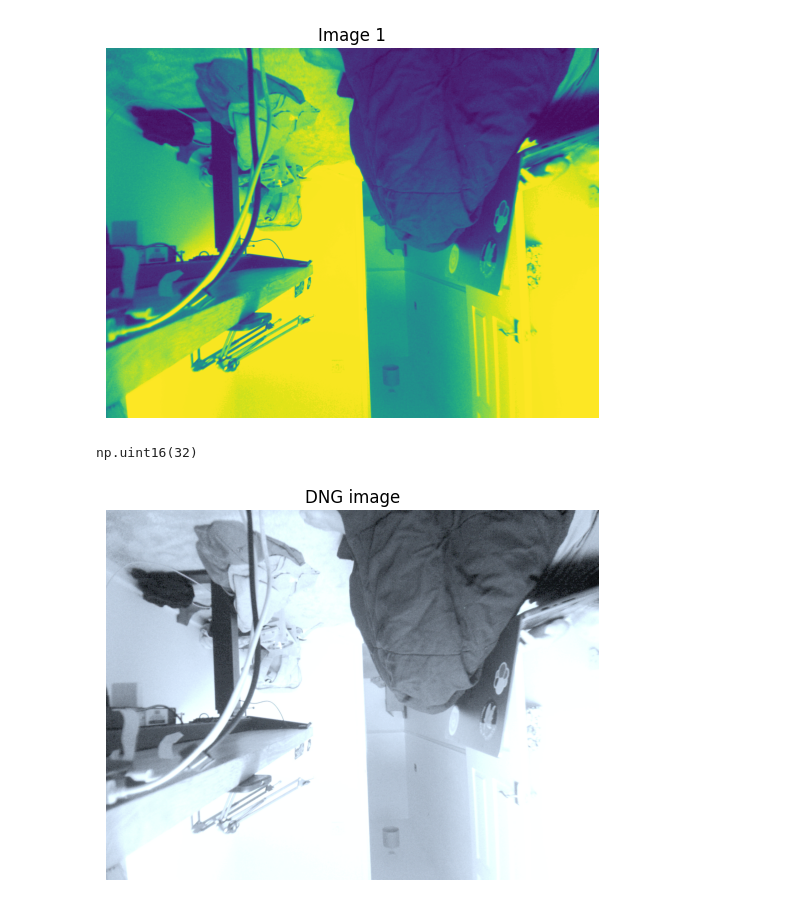
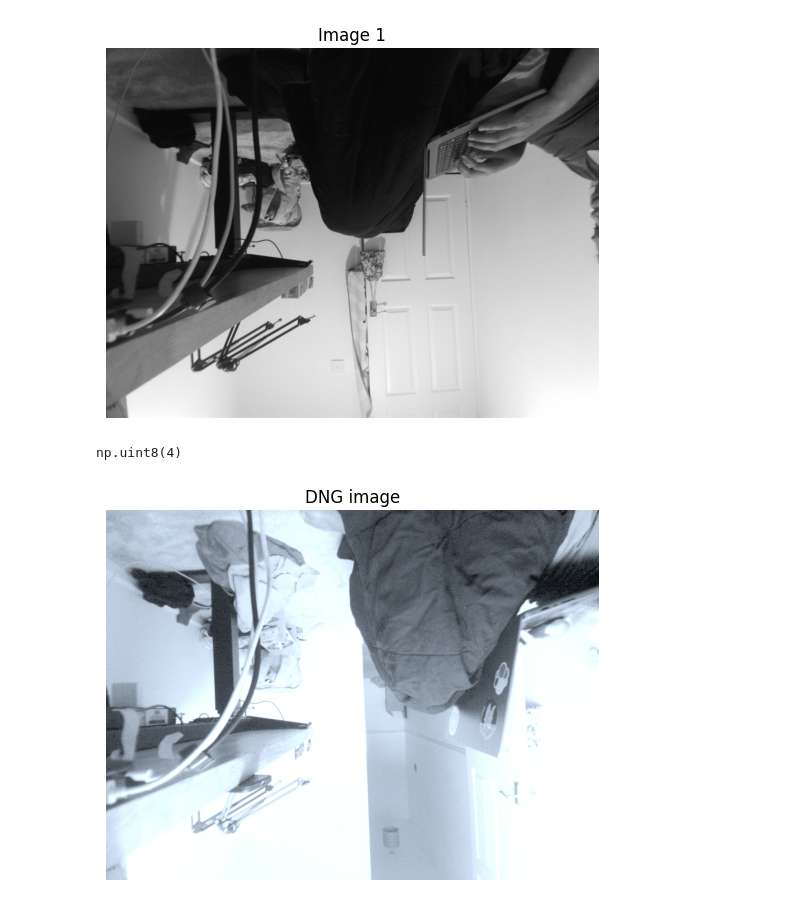
Before and after one commit to atsss/raw_image_manipulation, a Jupyter notebook: display_raw.ipynb, the cells around one changed output. Drawn from its saved outputs; the diff is of its cells as text; code cells hidden in the pictures.

Commit message:
Create image comarision notebook

```diff
--- a/display_raw.ipynb
+++ b/display_raw.ipynb
@@ -17,8 +17,8 @@ width = 2592
 height = 1944
 
 # Bit depth (e.g. 8bpp, 10bpp, 12bpp, 14bpp, 16bpp)
-# bpp = 8
-bpp = 16
+bpp = 8
+# bpp = 16
 
 # Number of images to read
 n_images = 1
@@ -45,39 +45,39 @@ import matplotlib.pyplot as plt
 
 image_size = width * height * bpp // 8 # 2 bytes per pixel
 
 filename = 'capture.raw'
 
 with open(filename, 'rb') as f:
     for i in range(n_images):
 
         raw_data = f.read(image_size)
         if not raw_data:
             print(f"Reached the end of the file at image {i+1}.")
             break
 
         if bpp == 8:
             image = np.frombuffer(raw_data, dtype=np.uint8)
         elif bpp == 16:
             image = np.frombuffer(raw_data, dtype=np.uint16)
         else:
             raise NotImplemented("Only 8bpp and 16bpp are supported.")
 
         image = image.reshape((height, width))
 
         # Save raw images
         with open(os.path.join('raw_images', f"raw_{i+1}.raw"), 'wb') as g:
             g.write(raw_data)
 
-        plt.imshow(image)
+        plt.imshow(image, cmap='gray')
         plt.title(f"Image {i+1}")
         plt.axis('off')
         plt.show()
 # %% [output]
-[figure, old version]
+[figure, new version]
 # %%
 image.min()
 # %% [output]
-np.uint16(32)
+np.uint8(4)
 # %%
 import os
 import numpy as np
```
Also changed, not shown: parts of 1 cell of this notebook, 7 other files.
